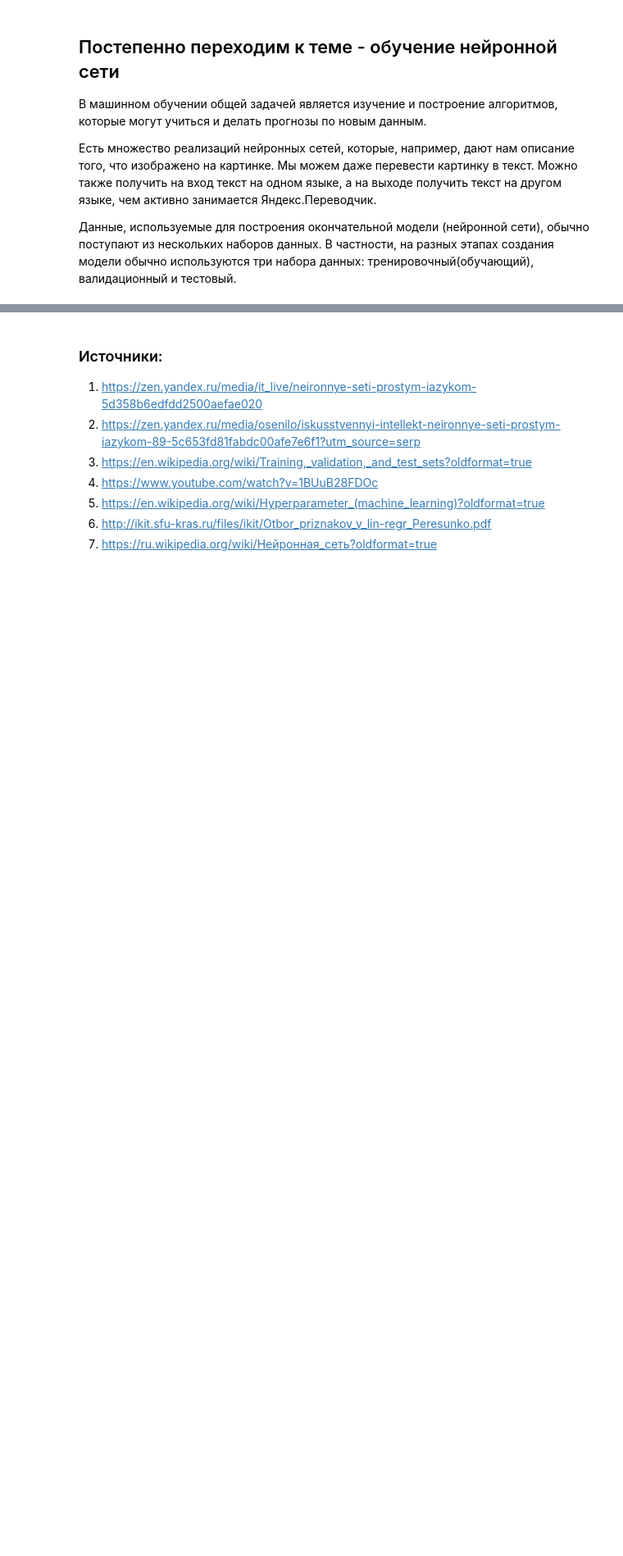
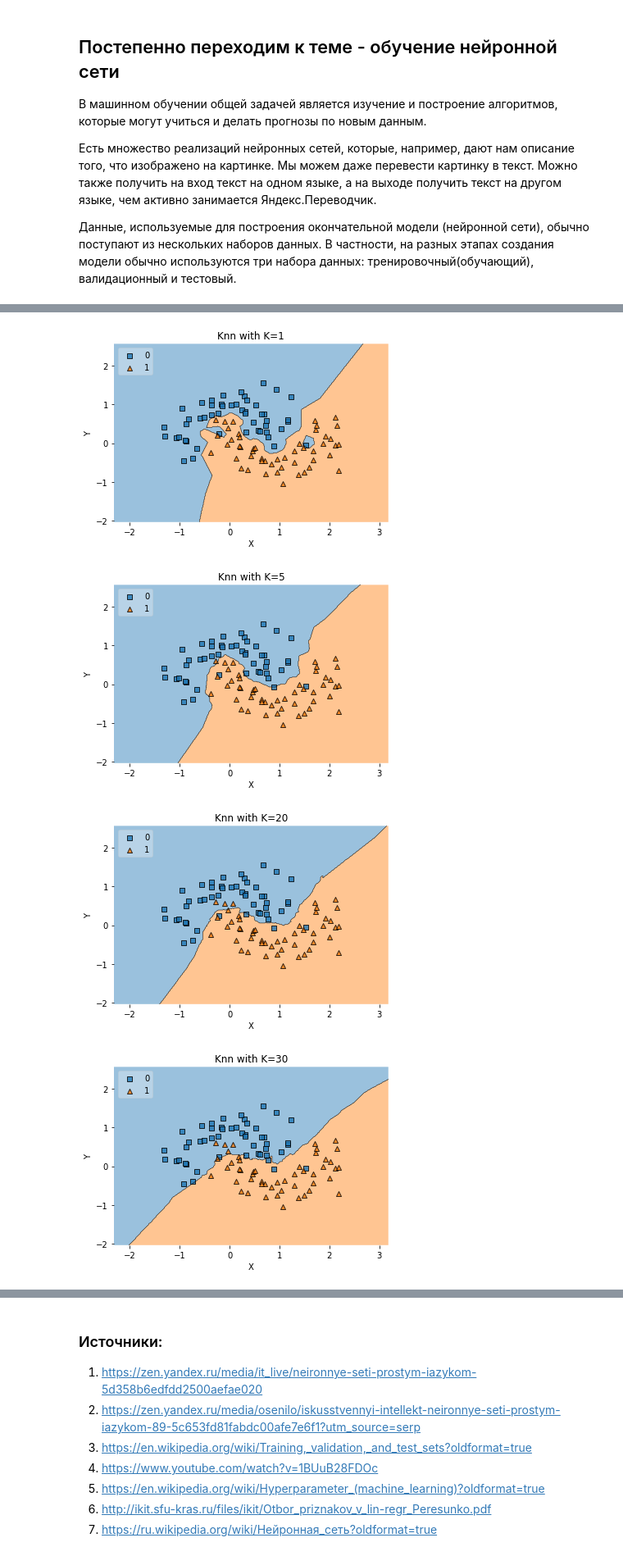
Before and after one commit to heyllog/dl, a Jupyter notebook: tutorial.ipynb, the cells around one changed output, grey strips where cells are left out. Shown at 82% size. Cells and saved outputs as stored; diff of their text form; code cells hidden in the pictures; blank space fills up the shorter version.

Commit message:
Add some plots

```diff
--- a/tutorial.ipynb
+++ b/tutorial.ipynb
@@ -70,0 +92,13 @@
+# %%
+def knn_comparison(data, k):
+    x = data[['X', 'Y']].values
+    y = data['class'].astype(int).values
+    clf = neighbors.KNeighborsClassifier(n_neighbors=k)
+    clf.fit(x, y)
+    # Plotting decision region
+    plot_decision_regions(x, y, clf=clf, legend=2)
+    # Adding axes annotations
+    plt.xlabel('X')
+    plt.ylabel('Y')
+    plt.title('Knn with K=' + str(k))
+    plt.show()
@@ -70,0 +107,9 @@
+# %%
+data1 = pd.read_csv('data.csv')
+for i in [1,5,20,30,40,80]:
+    knn_comparison(data1, i)
+# %% [output]
+[figure, added]
+[figure, added]
+[figure, added]
+[figure, added]
```
Also changed, not shown: parts of 14 cells of this notebook, 3 other files.
